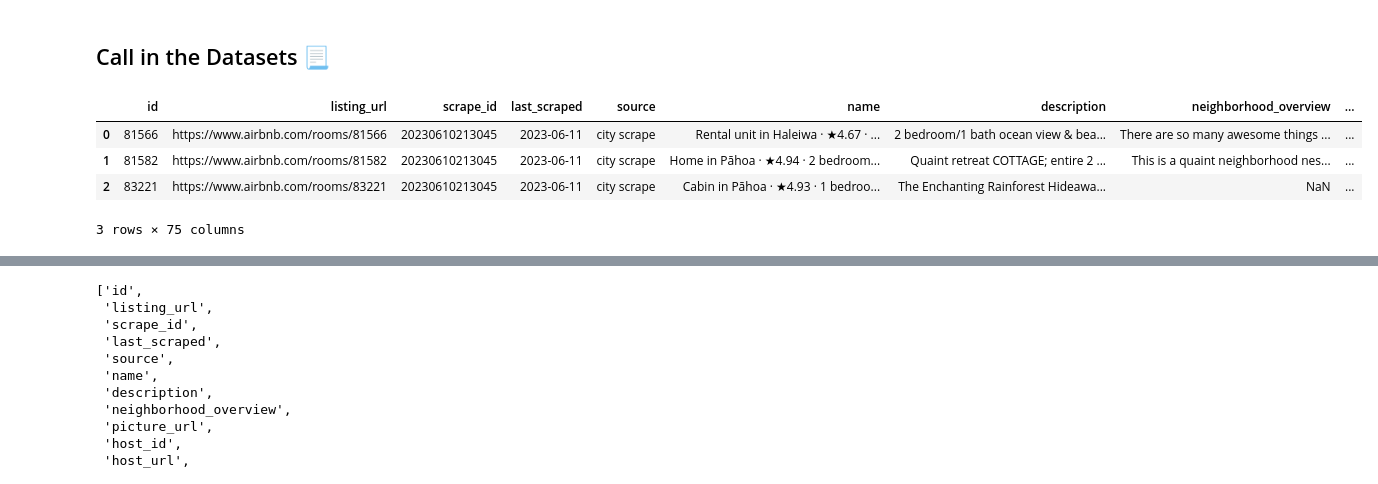
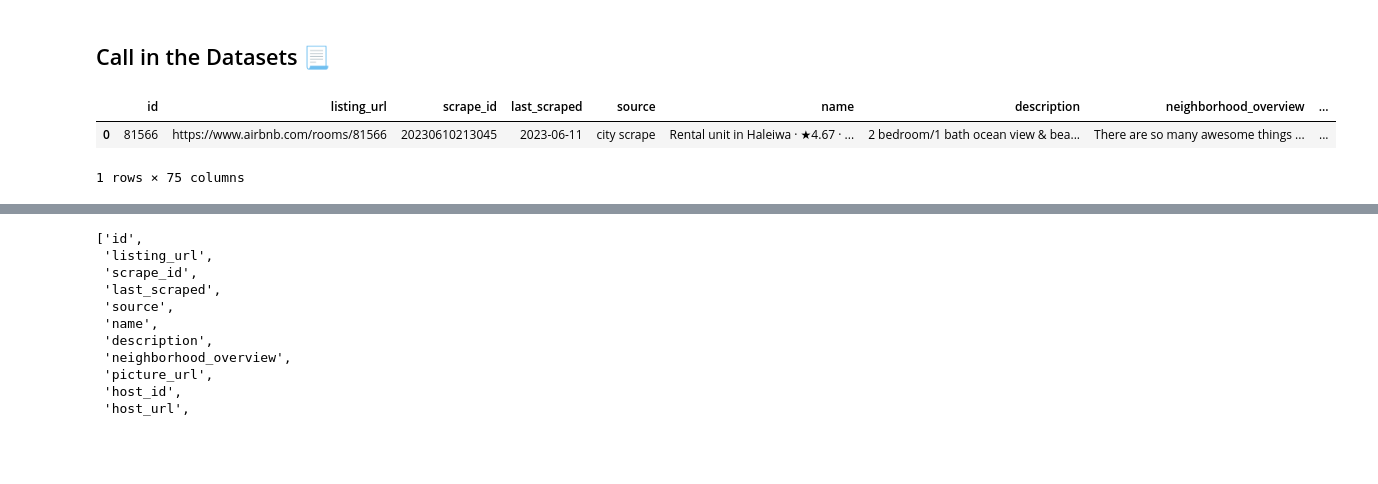
Before and after one commit to Jack-Merrett/hawaii_airbnb, a Jupyter notebook: notebooks/large_files_maniputaion.ipynb, the cells around one changed output, grey strips where cells are left out. Drawn from its saved outputs; the diff is of its cells as text; code cells hidden in the pictures; blank space fills up the shorter version.

```diff
--- a/notebooks/large_files_maniputaion.ipynb
+++ b/notebooks/large_files_maniputaion.ipynb
@@ -24,10 +40,8 @@ listings_data = pd.read_csv('../raw_data/h_listings.csv')
 calendar_data = pd.read_csv('../raw_data/h_calendar.csv')
 review_data = pd.read_csv('../raw_data/h_reviews.csv')
 # %%
-listings_data.head(3)
+listings_data.head(1)
 # %% [output]
 |  | id | listing_url | scrape_id | last_scraped | source | name | description | neighborhood_overview | ... |
 | 0 | 81566 | https://www.airbnb.com/rooms/81566 | 20230610213045 | 2023-06-11 | city scrape | Rental unit in Haleiwa · ★4.67 · ... | 2 bedroom/1 bath ocean view & bea... | There are so many awesome things ... | ... |
-| 1 | 81582 | https://www.airbnb.com/rooms/81582 | 20230610213045 | 2023-06-11 | city scrape | Home in Pāhoa · ★4.94 · 2 bedroom... | Quaint retreat COTTAGE; entire 2 ... | This is a quaint neighborhood nes... | ... |
-| 2 | 83221 | https://www.airbnb.com/rooms/83221 | 20230610213045 | 2023-06-11 | city scrape | Cabin in Pāhoa · ★4.93 · 1 bedroo... | The Enchanting Rainforest Hideawa... | NaN | ... |
-3 rows × 75 columns
+1 rows × 75 columns
```
Also changed, not shown: parts of 42 cells of this notebook, 9 other files.
